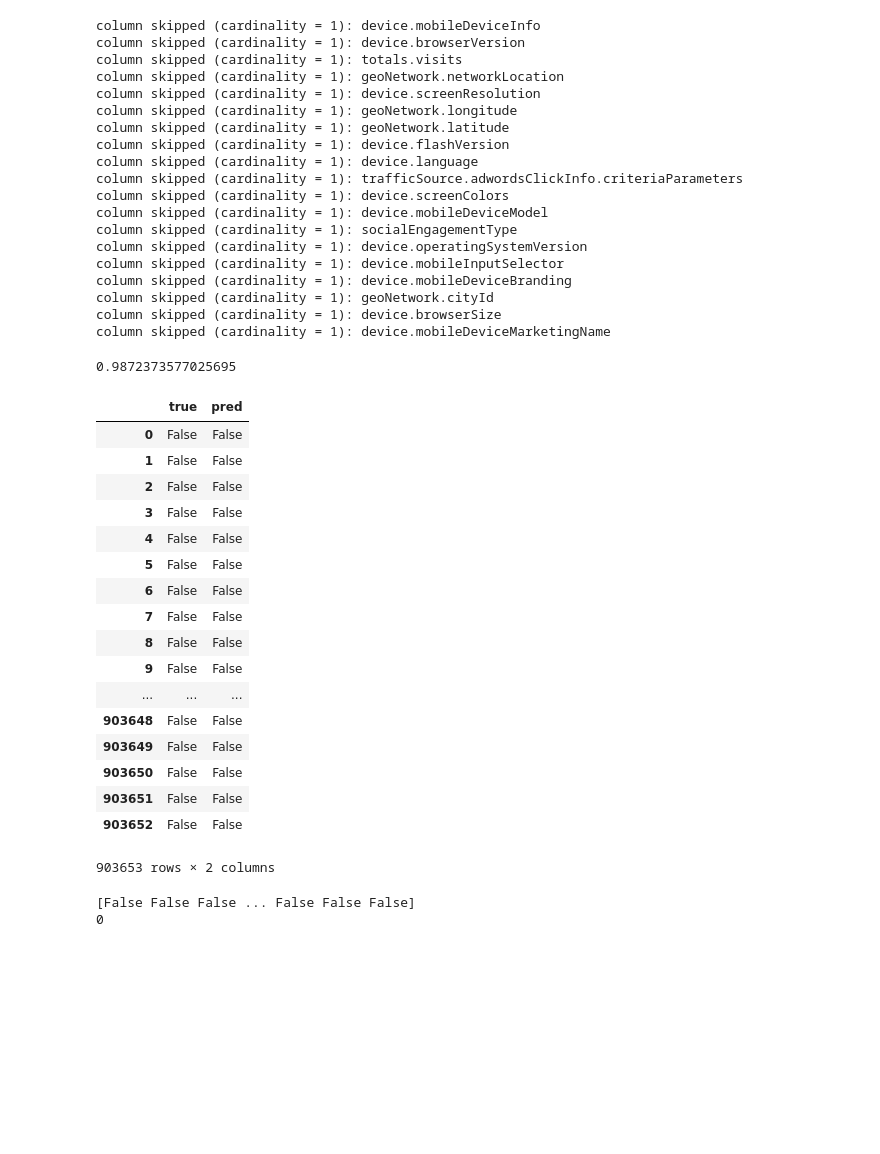
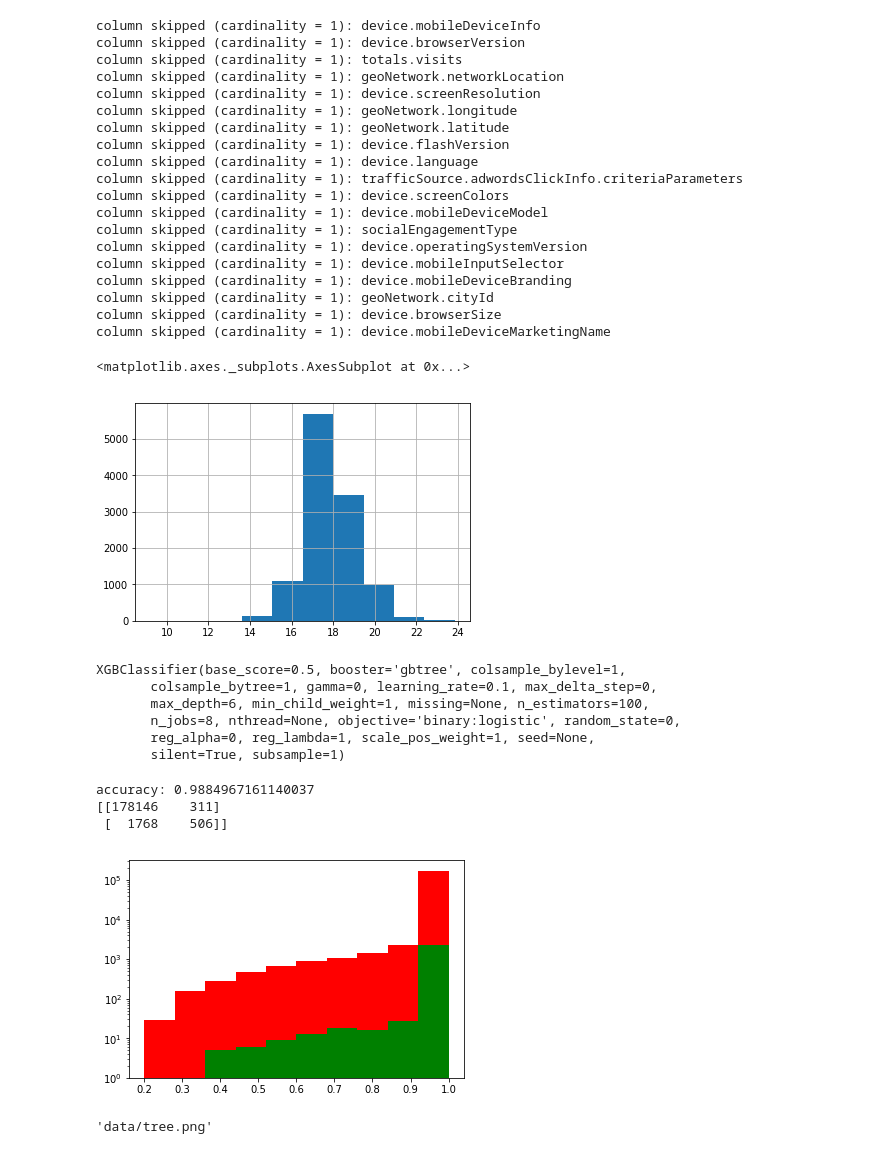
Before and after one commit to ctylim/ga-customer-revenue-prediction, a Jupyter notebook: 2-class+lasso.ipynb, the cells around one changed output. Drawn from its saved outputs; the diff is of its cells as text; code cells hidden in the pictures; blank space fills up the shorter version.

```diff
--- a/2-class+lasso.ipynb
+++ b/2-class+lasso.ipynb
@@ -36,3 +36,8 @@ column skipped (cardinality = 1): device.mobileDeviceBranding
 column skipped (cardinality = 1): geoNetwork.cityId
 column skipped (cardinality = 1): device.browserSize
 column skipped (cardinality = 1): device.mobileDeviceMarketingName
+# %%
+(np.log(df['totals.transactionRevenue'].dropna() +1)).hist()
+# %% [output]
+<matplotlib.axes._subplots.AxesSubplot at 0x...>
+[figure, added]
@@ -97,40 +104,0 @@ label = pd.to_numeric(df['totals.transactionRevenue'].fillna(0)>0)
-# %%
-clf = SGDClassifier()
-clf.fit(sdf, label)
-# clf = svm.SVC()
-# clf.fit(sdf, label)
-print(clf.score(sdf, label))
-pred = clf.predict(sdf)
-
-t_label = pd.DataFrame()
-t_label['true'] = label
-t_label['pred'] = pred
-
-t_label
-# %% [output]
-0.9872373577025695
-|  | true | pred |
-| 0 | False | False |
-| 1 | False | False |
-| 2 | False | False |
-| 3 | False | False |
-| 4 | False | False |
-| 5 | False | False |
-| 6 | False | False |
-| 7 | False | False |
-| 8 | False | False |
-| 9 | False | False |
-| ... | ... | ... |
-| 903648 | False | False |
-| 903649 | False | False |
-| 903650 | False | False |
-| 903651 | False | False |
-| 903652 | False | False |
-903653 rows × 2 columns
-# %%
-pred = clf.predict(sdf_t)
-print(pred)
-print(sum(list(map(int, pred))) )
-# %% [output]
-[False False False ... False False False]
-0
@@ -136,0 +109,31 @@ print(sum(list(map(int, pred))) )
+# %%
+clf.fit(X_train, y_train)
+# %% [output]
+XGBClassifier(base_score=0.5, booster='gbtree', colsample_bylevel=1,
+       colsample_bytree=1, gamma=0, learning_rate=0.1, max_delta_step=0,
+       max_depth=6, min_child_weight=1, missing=None, n_estimators=100,
+       n_jobs=8, nthread=None, objective='binary:logistic', random_state=0,
+       reg_alpha=0, reg_lambda=1, scale_pos_weight=1, seed=None,
+       silent=True, subsample=1)
+# %%
+pred = clf.predict_proba(X_test)
+cv = pd.DataFrame(pred)[df['totals.transactionRevenue'] >0][0]
+# cv
+non_cv = pd.DataFrame(pred)[df['totals.transactionRevenue'] == 0][0]
+plt.hist([cv, non_cv], stacked=['True'], color=['g', 'r'], log=True)
+print('accuracy:', clf.score(X_test, y_test))
+
+from sklearn.metrics import confusion_matrix
+print(confusion_matrix(y_test, clf.predict(X_test)))
+# %% [output]
+accuracy: 0.9884967161140037
+[[178146    311]
+ [  1768    506]]
+[figure, added]
+# %%
+from xgboost import plot_tree
+graph1 = xgb.to_graphviz(clf)
+graph1.format = 'png'
+graph1.render('data/tree')
+# %% [output]
+'data/tree.png'
```
Also changed, not shown: parts of 15 cells of this notebook.
